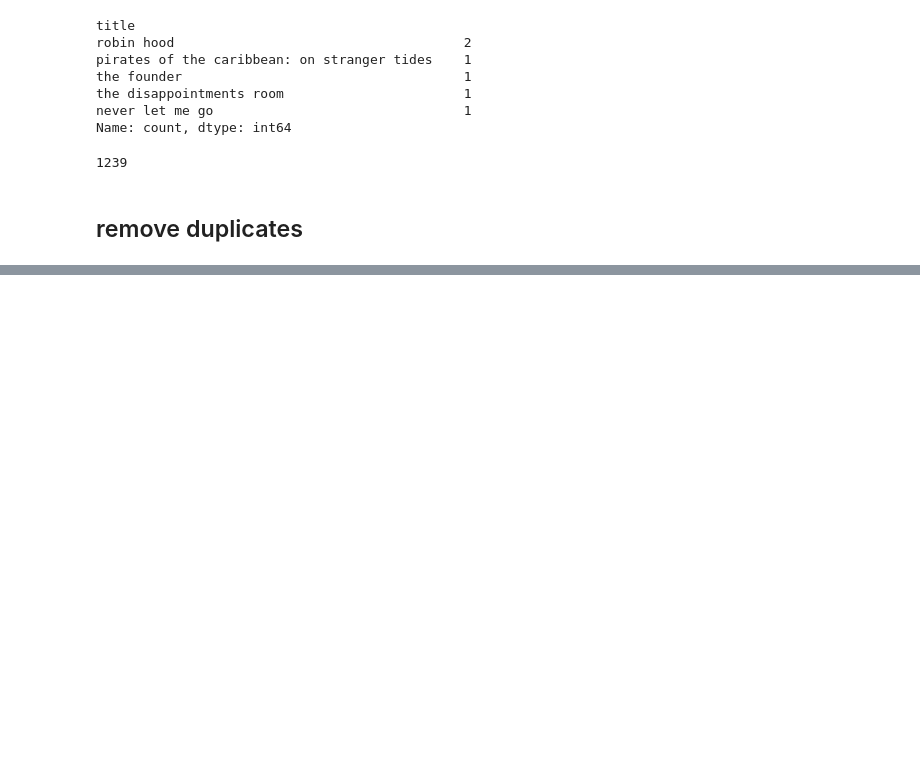
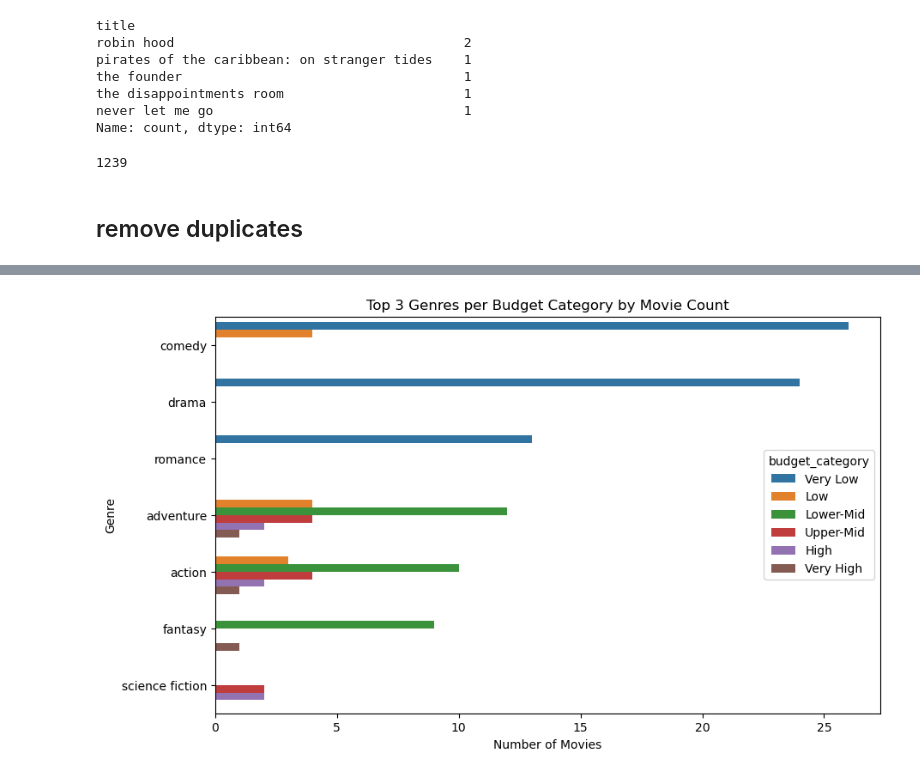
Before and after one commit to GiannaSal/phase-2-project, a Jupyter notebook: salma.ipynb, the cells around one changed output, grey strips where cells are left out. Cells and saved outputs as stored; diff of their text form; code cells hidden in the pictures; blank space fills up the shorter version.

Commit message:
visualisations done

```diff
--- a/salma.ipynb
+++ b/salma.ipynb
@@ -554,6 +574,7 @@ def assign_budget_category(budget):
     else:
         return 'Unknown'
 
-combined_movies_finances['budget_category'] = combined_movies_finances['budget'].apply(assign_budget_category)
+
+#combined_movies_finances['budget_category'] = combined_movies_finances['budget'].apply(assign_budget_category)
 print(combined_movies_finances['budget_category'].value_counts)
 # %% [output]
@@ -708,0 +740,4 @@ columns_to_drop_names = [
+# %%
+merged_movies['genres'].head(10)
+merged_movies['genres'].apply(type).value_counts()
+merged_movies = merged_movies[merged_movies['genres'].notna()]
@@ -708,0 +808,3 @@ columns_to_drop_names = [
+# %%
+merged_movies['domestic_gross_budget'] = pd.to_numeric(merged_movies['domestic_gross_budget'], errors='coerce')
+merged_movies['worldwide_gross_budget'] = pd.to_numeric(merged_movies['worldwide_gross_budget'], errors='coerce')
@@ -708,0 +817,18 @@ columns_to_drop_names = [
+# %%
+performance_summary = (
+    merged_movies.groupby(['budget_category', 'genres'], observed=True)
+              .agg(
+                  avg_rating=('vote_average', 'mean'),
+                  median_rating=('vote_average', 'median'),
+                  movie_count=('title', 'count')
+              )
+              .reset_index()
+)
+
+top3_per_category = (
+    performance_summary.groupby('budget_category', observed=True, group_keys=False)
+                       .apply(lambda x: x.nlargest(3, 'movie_count'))  # or 'avg_rating' if you prefer
+                       .reset_index(drop=True)
+)
+
+print(top3_per_category)
@@ -708,0 +855,19 @@ columns_to_drop_names = [
+# %%
+import seaborn as sns
+import matplotlib.pyplot as plt
+
+# Plot top 3 genres per budget category by movie count
+plt.figure(figsize=(10,6))
+sns.barplot(
+    data=top3_per_category,
+    y='genres',  # genres on y-axis
+    x='movie_count',  # size represents number of movies
+    hue='budget_category',
+    dodge=True
+)
+plt.title("Top 3 Genres per Budget Category by Movie Count")
+plt.xlabel("Number of Movies")
+plt.ylabel("Genre")
+plt.show()
+# %% [output]
+[figure, added]
```
Also changed, not shown: parts of 33 cells of this notebook.
